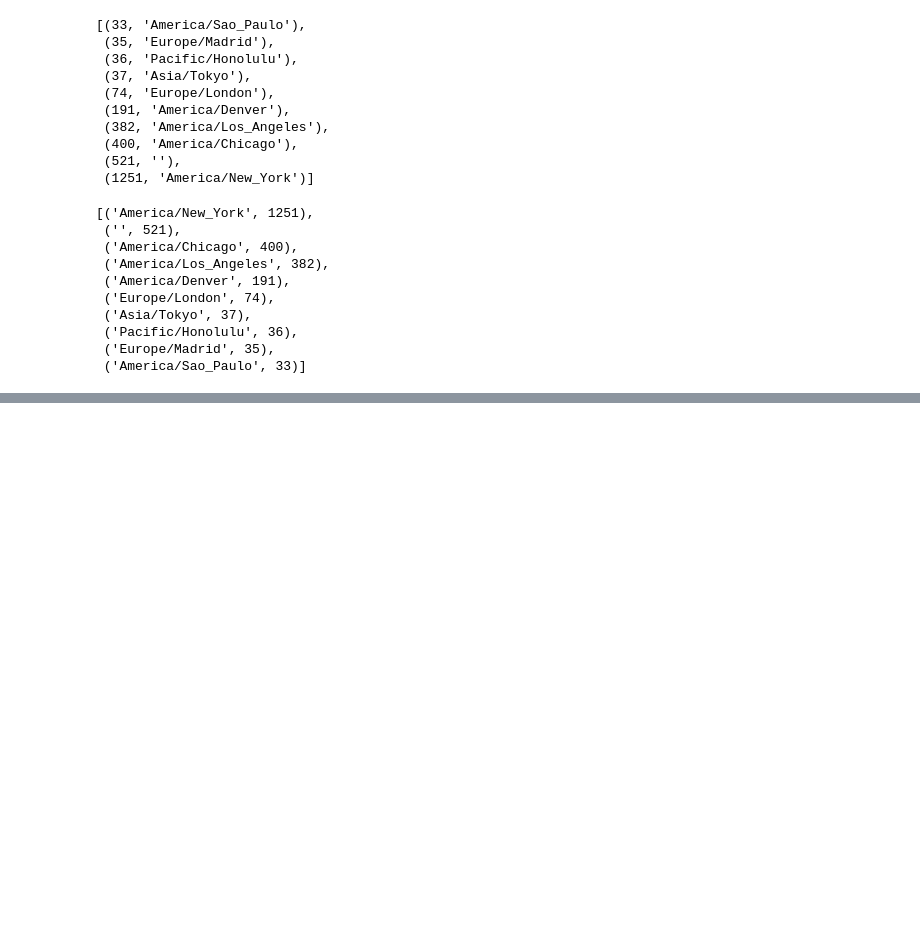
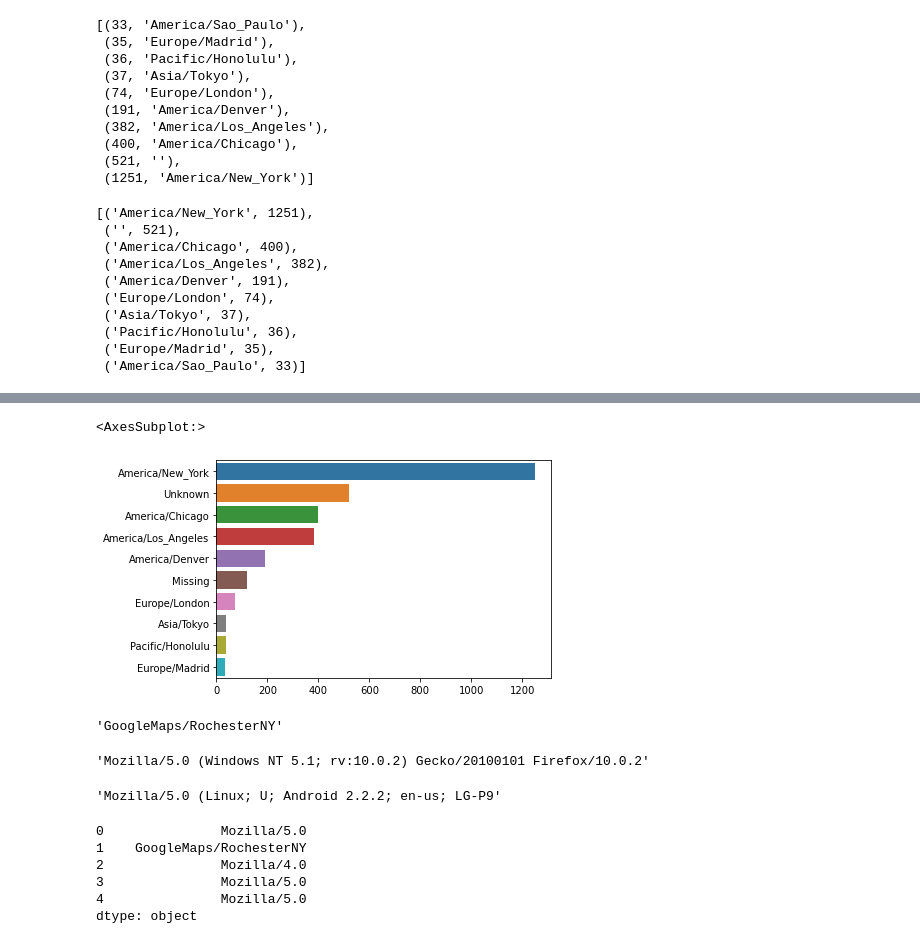
Before and after one commit to mdriajuddin/data-analysis, a Jupyter notebook: bitly.ipynb, the cells around one changed output, grey strips where cells are left out. Saved outputs shown, nothing was run; the diff lists cells and outputs as text; code cells hidden in the pictures; blank space fills up the shorter version.

Commit message:
use pandas for same taks

```diff
--- a/bitly.ipynb
+++ b/bitly.ipynb
@@ -1,5 +1,5 @@
 # %%
-path = "pydata-book/datasets/bitly_usagov/example.txt"
+path = "datasets/bitly_usagov/example.txt"
 with open(path) as f:
     print(f.readline())
 # %% [output]
@@ -102,3 +102,7 @@ counts.most_common(10)
  ('Pacific/Honolulu', 36),
  ('Europe/Madrid', 35),
  ('America/Sao_Paulo', 33)]
+# %%
+import pandas as pd
+frame = pd.DataFrame(records)
+frame.info()
@@ -104,0 +142,5 @@ counts.most_common(10)
+# %%
+clean_tz = frame['tz'].fillna("Missing")
+clean_tz[clean_tz == ''] = 'Unknown'
+tz_counts  = clean_tz.value_counts()
+tz_counts[:10]
@@ -104,0 +159,20 @@ counts.most_common(10)
+# %%
+import seaborn as sns
+subset = tz_counts[:10]
+# %%
+sns.barplot(y=subset.index, x = subset.values)
+# %% [output]
+<AxesSubplot:>
+[figure, added]
+# %%
+frame['a'][1]
+# %% [output]
+'GoogleMaps/RochesterNY'
+# %%
+frame['a'][50]
+# %% [output]
+'Mozilla/5.0 (Windows NT 5.1; rv:10.0.2) Gecko/20100101 Firefox/10.0.2'
+# %%
+frame['a'][51][:50]
+# %% [output]
+'Mozilla/5.0 (Linux; U; Android 2.2.2; en-us; LG-P9'
@@ -104,0 +181,9 @@ counts.most_common(10)
+# %%
+results[:5]
+# %% [output]
+0               Mozilla/5.0
+1    GoogleMaps/RochesterNY
+2               Mozilla/4.0
+3               Mozilla/5.0
+4               Mozilla/5.0
+dtype: object
```
Also changed, not shown: parts of 19 cells of this notebook.
